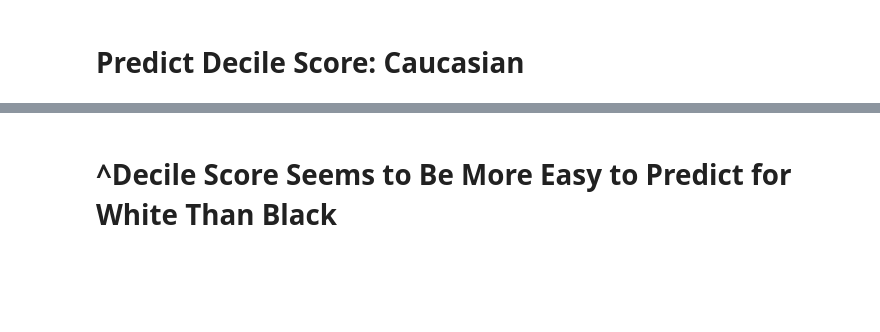
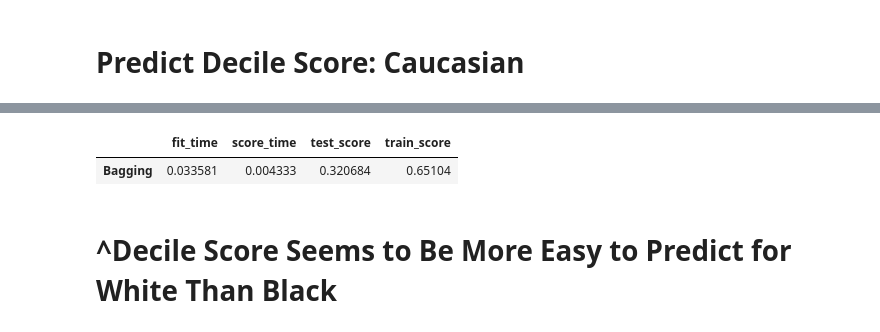
Before and after one commit to CyrusRR/iXDSCourseProject1, a Jupyter notebook: compas-analysis-master/COMPAS Hypothesis Retreived.ipynb, the cells around one changed output, grey strips where cells are left out. Saved outputs shown, nothing was run; the diff lists cells and outputs as text; code cells hidden in the pictures; blank space fills up the shorter version.

```diff
--- a/compas-analysis-master/COMPAS Hypothesis Retreived.ipynb
+++ b/compas-analysis-master/COMPAS Hypothesis Retreived.ipynb
@@ -1266,3 +1344,18 @@ display_results(resultsWh).sort_values("test_score", ascending = True).head(2)
+# %%
+def evaluate_accuracyWh(estimator):
+    cv_results = cross_validate(estimator,
+                    X = ncWh[independentvariables],
+                    y = ncWh[targetvariable],
+                    scoring="accuracy",
+                          n_jobs=-1, cv=3,
+                     return_train_score=True)
+    return pd.DataFrame(cv_results).abs().mean().to_dict()
+resultsaccuracy = {}
+resultsaccuracy["Bagging"] = evaluate_accuracyWh(estimator_bagging)
+display_results(resultsaccuracy)
+# %% [output]
+|  | fit_time | score_time | test_score | train_score |
+| Bagging | 0.033581 | 0.004333 | 0.320684 | 0.65104 |
 # %% [markdown]
 # ^Decile Score Seems to Be More Easy to Predict for White Than Black
 # %% [markdown]
```
Also changed, not shown: parts of 56 cells of this notebook, 1 other file.
